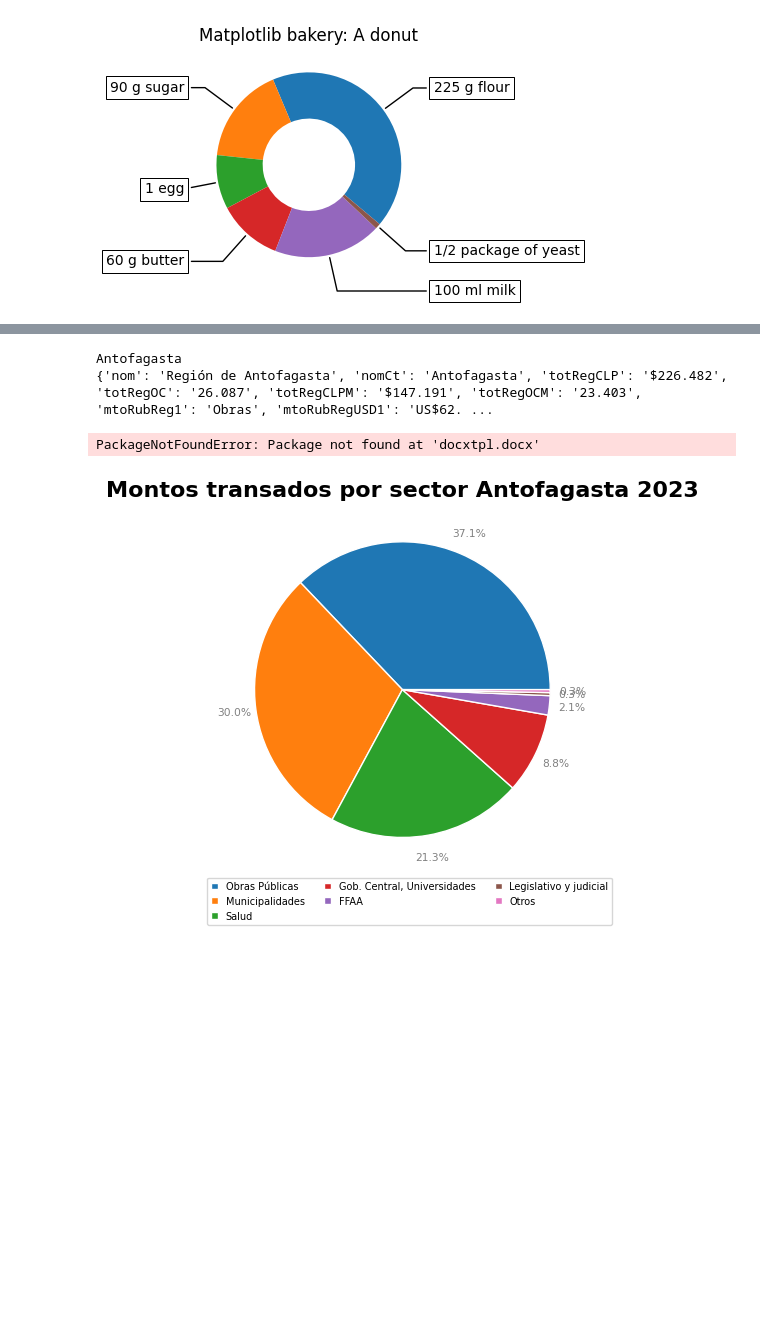
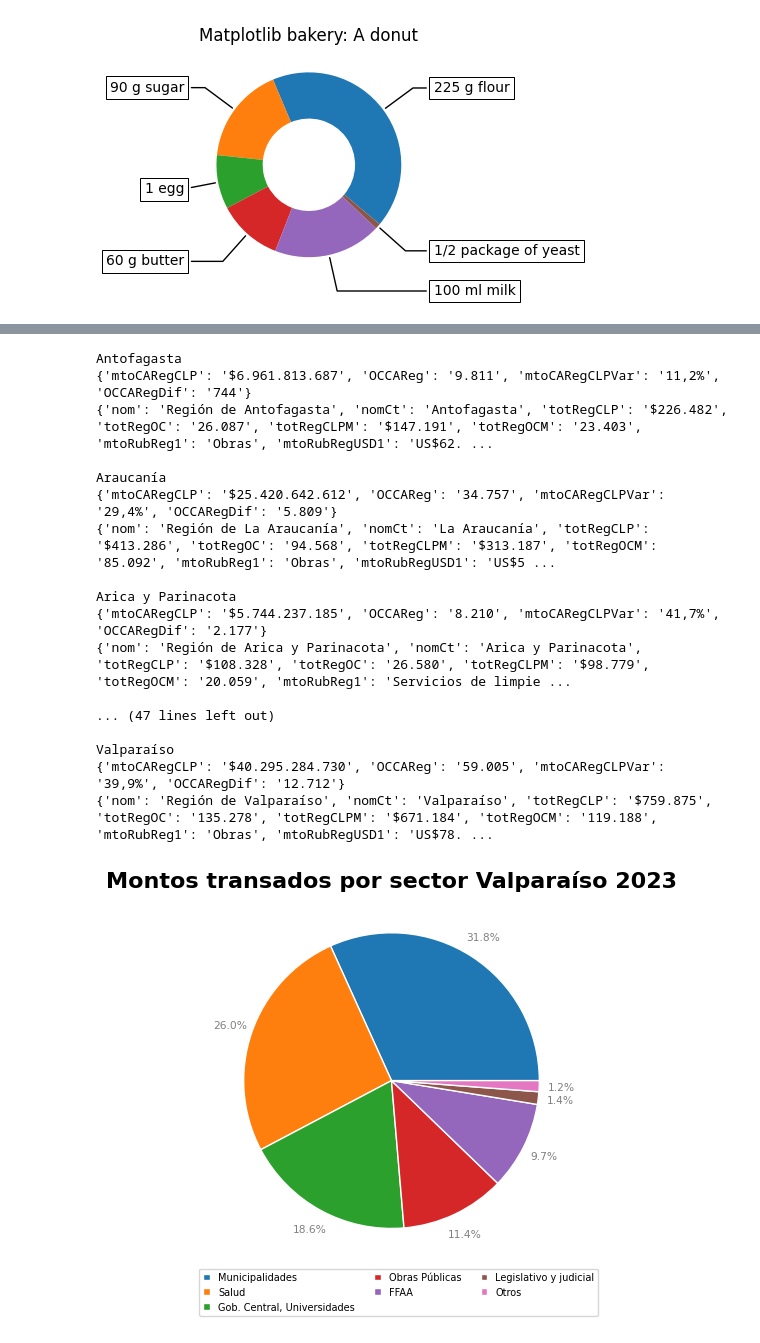
Before and after one commit to hecgarri/pyreportgen_dccp, a Jupyter notebook: Generador Reportes 3.ipynb, the cells around one changed output, grey strips where cells are left out. Saved outputs shown, nothing was run; the diff lists cells and outputs as text; code cells hidden in the pictures; blank space fills up the shorter version.

```diff
--- a/Generador Reportes 3.ipynb
+++ b/Generador Reportes 3.ipynb
@@ -702,10 +309,26 @@ def agregarGrafMontoSectorRegion(df, mnd, titGraf):
 
 def agregarCARegion(df, mnd):
     nctxt = {}
+
+    # Dataframes año actual y anterior
     df0 = df.loc[df['Ano'] == AnoReg] #MONTOCLP_CAg  MONTOUSD_CAg  CantOC_CAg
     dfM = df.loc[df['Ano'] == AnoRegM1]
+
+    mto0    = df0['MONTO'+mnd+'_CAg'].iloc[0]
+    oc0     = df0['CantOC_CAg'].iloc[0]
+    mtoM    = dfM['MONTO'+mnd+'_CAg'].iloc[0]
+    ocM     = dfM['CantOC_CAg'].iloc[0]
+
+    mtoVar  = (mto0 - mtoM)/ mtoM   #Variacion monto
+    ocDif   = oc0 - ocM             #Diferencia cantidad OC
+
+    nctxt['mtoCAReg'+mnd]       = '$'+str(itanum(mto0))
+    nctxt['OCCAReg']            = str(itanum(oc0))
+    nctxt['mtoCAReg'+mnd+'Var'] = pctaje(100*mtoVar)
+    nctxt['OCCARegDif']         = str(itanum(ocDif))
+
+    print (nctxt)
     return nctxt
-
 
 
 
@@ -720,8 +343,8 @@ def impAdicionalesReg():
 
 
 #Setea lista de regiones
-#listReg = pd.read_sql(con = conn_DW,  sql = qg.queryRegiones() )
-#listReg = list(listReg['Region'])
+listReg = pd.read_sql(con = conn_DW,  sql = qg.queryRegiones() )
+listReg = list(listReg['Region'])
 
 
 #Totales Regionales 2023 ¿y 2022?
@@ -729,10 +352,18 @@ TotReg = pd.read_sql(con = conn_DW,  sql = qg.queryTotalRegion() )
 mndTotReg = 'CLP'
 
 
+#Query reg pa intituciones
+QueryReg = pd.read_sql(con = conn_DW,  sql = qg.QueryReg() )
+
+
 #Montos Rubros Regionales
 RubReg = pd.read_sql(con = conn_DW,  sql = qg.queryRubroRegion() )
 topRubReg = 3 #la query entrega el top 3, adaptar
 mndRubReg = 'USD'
+
+#Montos OC Regionales
+OCReg = pd.read_sql(con = conn_DW,  sql = qg.queryOrdenCompraRegion() )
+print(OCReg)
 
 #Montos Sectores Regionales
 # llamar query para dfSecReg = QSecReg.loc[QSecReg['region'] == r]
@@ -742,7 +373,6 @@ mndSecReg = 'CLP'
 
 #Montos Compra Agils Regional 2022 y 2023
 CAReg = pd.read_sql(con = conn_DW,  sql = qg.queryCompraAgilRegion() )
-print(CAReg)
 mndCAReg = 'CLP'
 # %% [output]
      Ano                     Region  MONTOCLP_CAg  MONTOUSD_CAg  CantOC_CAg
@@ -766,46 +446,62 @@ mndCAReg = 'CLP'
 ###################################################
 ###   Llenado diccionario/contexto y template   ###
 ###################################################
-
 
 #Importar template
 docu = DocxTemplate("docxtpl.docx")
 
 #Settear diccionario nacional
 contextoNac = {'ano' : str(AnoReg),
-               'anoAnt' : str(AnoRegM1)}
+               'anoM' : str(AnoRegM1)}
 
 #settear diccionario adicionales regionales
 adicionalesReg = impAdicionalesReg()
 
 #Iterador de regiones/documentos
 for r in listReg:
     print('')
     print(r)
     contexto = setContextoReg(r)
 
     rTotReg = TotReg.loc[TotReg['Region'] == r]
     contexto.update(agregarTotalesRegion(rTotReg, mndTotReg))
 
     rRubReg = RubReg.loc[RubReg['Region'] == r]
     contexto.update(agregarMontoRubrosRegion(rRubReg, topRubReg, mndRubReg))
 
     rSecReg = SecReg.loc[SecReg['region'] == r]
     contexto.update(agregarMontoSectorRegion(rSecReg, topSecReg, mndSecReg))
     titGrafSecReg = contexto['nomCt'] + ' ' + str(AnoReg)
     contexto.update(agregarGrafMontoSectorRegion(rSecReg, mndSecReg, titGrafSecReg)) #remover grafico despues de renderizar
 
+    rCAReg = CAReg.loc[CAReg['Region'] == r]
+    contexto.update(agregarCARegion(rCAReg, mndCAReg))
+
     contexto.update(adicionalesReg[r])
 
     contexto.update(contextoNac)
 
     print(contexto)
     docu.render(contexto)
     os.remove(titGrafSecReg +'.png')    #según cantidad de gráficos se podría iterar
     nomDocu = 'ProtoReporte ' + contexto['nomCt'] + ' ' + str(AnoReg)
     docu.save('reportes/'+nomDocu+'.docx')
 # %% [output]
 Antofagasta
+{'mtoCARegCLP': '$6.961.813.687', 'OCCAReg': '9.811', 'mtoCARegCLPVar': '11,2%', 'OCCARegDif': '744'}
 {'nom': 'Región de Antofagasta', 'nomCt': 'Antofagasta', 'totRegCLP': '$226.482', 'totRegOC': '26.087', 'totRegCLPM': '$147.191', 'totRegOCM': '23.403', 'mtoRubReg1': 'Obras', 'mtoRubRegUSD1': 'US$62. ...
+
+Araucanía
+{'mtoCARegCLP': '$25.420.642.612', 'OCCAReg': '34.757', 'mtoCARegCLPVar': '29,4%', 'OCCARegDif': '5.809'}
+{'nom': 'Región de La Araucanía', 'nomCt': 'La Araucanía', 'totRegCLP': '$413.286', 'totRegOC': '94.568', 'totRegCLPM': '$313.187', 'totRegOCM': '85.092', 'mtoRubReg1': 'Obras', 'mtoRubRegUSD1': 'US$5 ...
+
+Arica y Parinacota
+{'mtoCARegCLP': '$5.744.237.185', 'OCCAReg': '8.210', 'mtoCARegCLPVar': '41,7%', 'OCCARegDif': '2.177'}
+{'nom': 'Región de Arica y Parinacota', 'nomCt': 'Arica y Parinacota', 'totRegCLP': '$108.328', 'totRegOC': '26.580', 'totRegCLPM': '$98.779', 'totRegOCM': '20.059', 'mtoRubReg1': 'Servicios de limpie ...
+
+... (47 lines left out)
+
+Valparaíso
+{'mtoCARegCLP': '$40.295.284.730', 'OCCAReg': '59.005', 'mtoCARegCLPVar': '39,9%', 'OCCARegDif': '12.712'}
+{'nom': 'Región de Valparaíso', 'nomCt': 'Valparaíso', 'totRegCLP': '$759.875', 'totRegOC': '135.278', 'totRegCLPM': '$671.184', 'totRegOCM': '119.188', 'mtoRubReg1': 'Obras', 'mtoRubRegUSD1': 'US$78. ...
-PackageNotFoundError: Package not found at 'docxtpl.docx'
-[figure, old version]
+[figure, new version]
```
Also changed, not shown: parts of 8 cells of this notebook, 24 other files.
